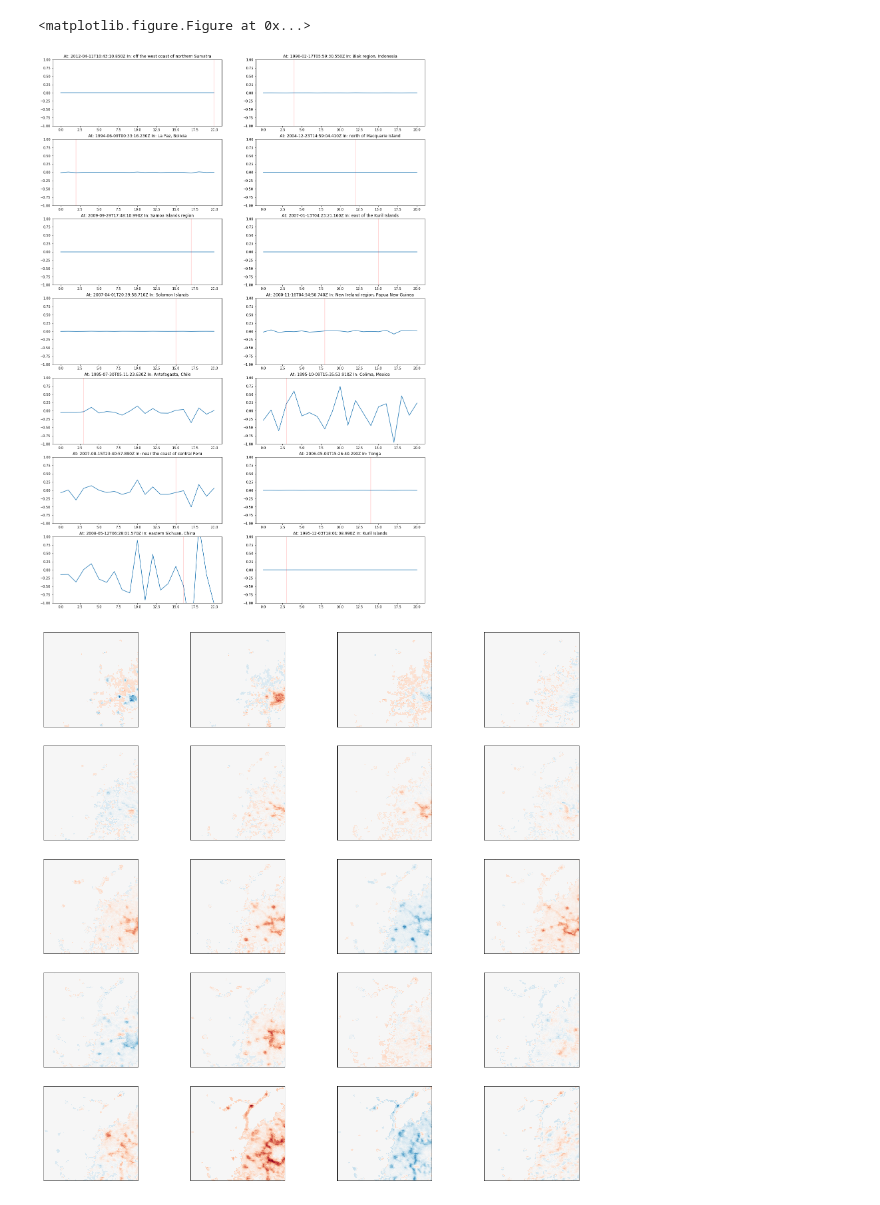
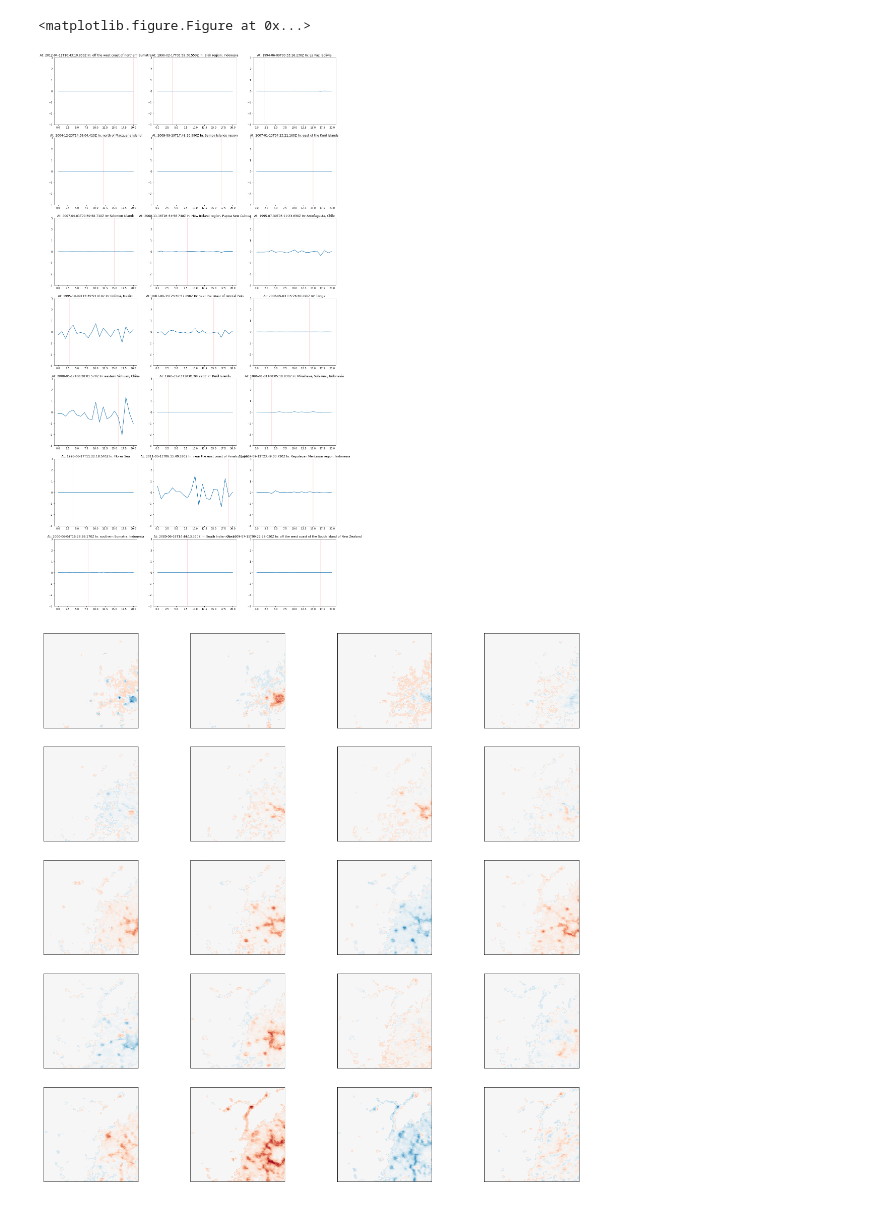
Before and after one commit to feliuserra/Luminosity, a Jupyter notebook: notebooks/data_exploration-series_loader_and_panel.ipynb, the cells around one changed output. Saved outputs shown, nothing was run; the diff lists cells and outputs as text; code cells hidden in the pictures.

```diff
--- a/notebooks/data_exploration-series_loader_and_panel.ipynb
+++ b/notebooks/data_exploration-series_loader_and_panel.ipynb
@@ -119,17 +120,17 @@ Loading file ../data/interim/Version_4_DMSP-OLS_Nighttime_Lights_Time_Returns/F1
 <matplotlib.figure.Figure at 0x...>
 # %%
 times_and_places = earthquakes_sorted[['time','place']]
-fig, ax = plt.subplots(7,2,figsize=(20,30))
+fig, ax = plt.subplots(7,3,figsize=(20,40))
 for i, axi in enumerate(ax.flat):
     i += 10
     axi.plot(series[i].mean(axis=(1,2)))
     axi.set_title('At: {} In: {}'.format(*times_and_places.iloc[i]))
-    axi.set_ylim([-1,1])
+    axi.set_ylim([-3,3])
     axi.axvline(x=int(times_and_places.iloc[i][0][:4])-1992, lw=.3, c='r')
 
 plt.show()
 # %% [output]
-[figure, old version]
+[figure, new version]
 # %%
 plot_series(series[22])
 # %% [output]
```
Also changed, not shown: parts of 6 cells of this notebook, 2 other files.
